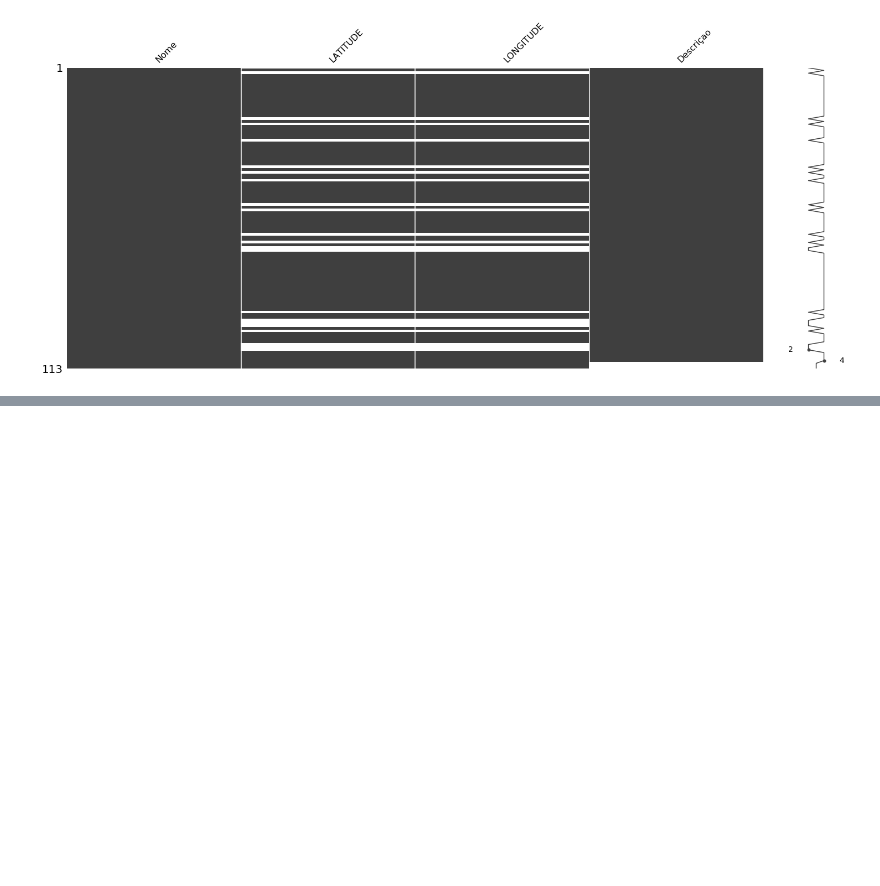
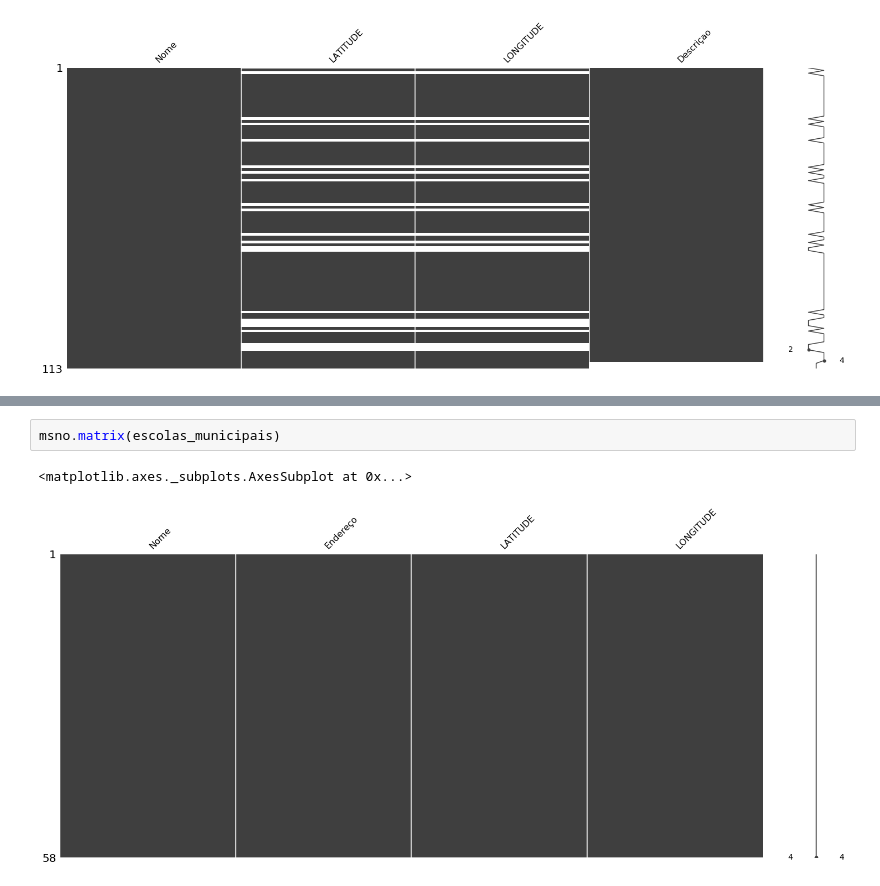
Before and after one commit to tpinhoda/Crimes_Sao_Carlos, a Jupyter notebook: notebooks/8-Analyse missing data.ipynb, the cells around one changed output, grey strips where cells are left out. Drawn from its saved outputs; the diff is of its cells as text; blank space fills up the shorter version.

```diff
--- a/notebooks/8-Analyse missing data.ipynb
+++ b/notebooks/8-Analyse missing data.ipynb
@@ -107,0 +125,5 @@ msno.matrix(pracas)
+# %%
+msno.matrix(escolas_municipais)
+# %% [output]
+<matplotlib.axes._subplots.AxesSubplot at 0x...>
+[figure, added]
```
Also changed, not shown: parts of 7 cells of this notebook.
